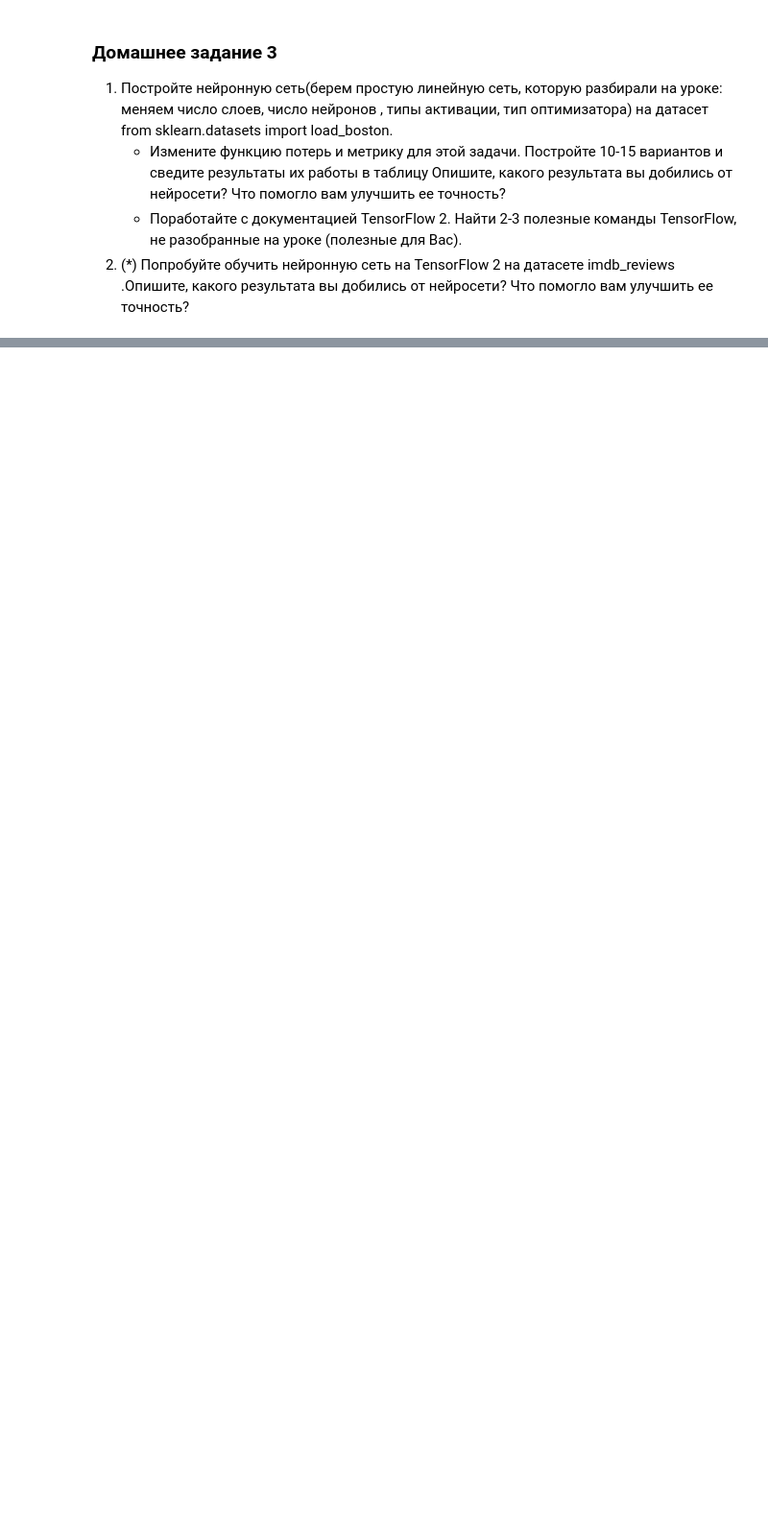
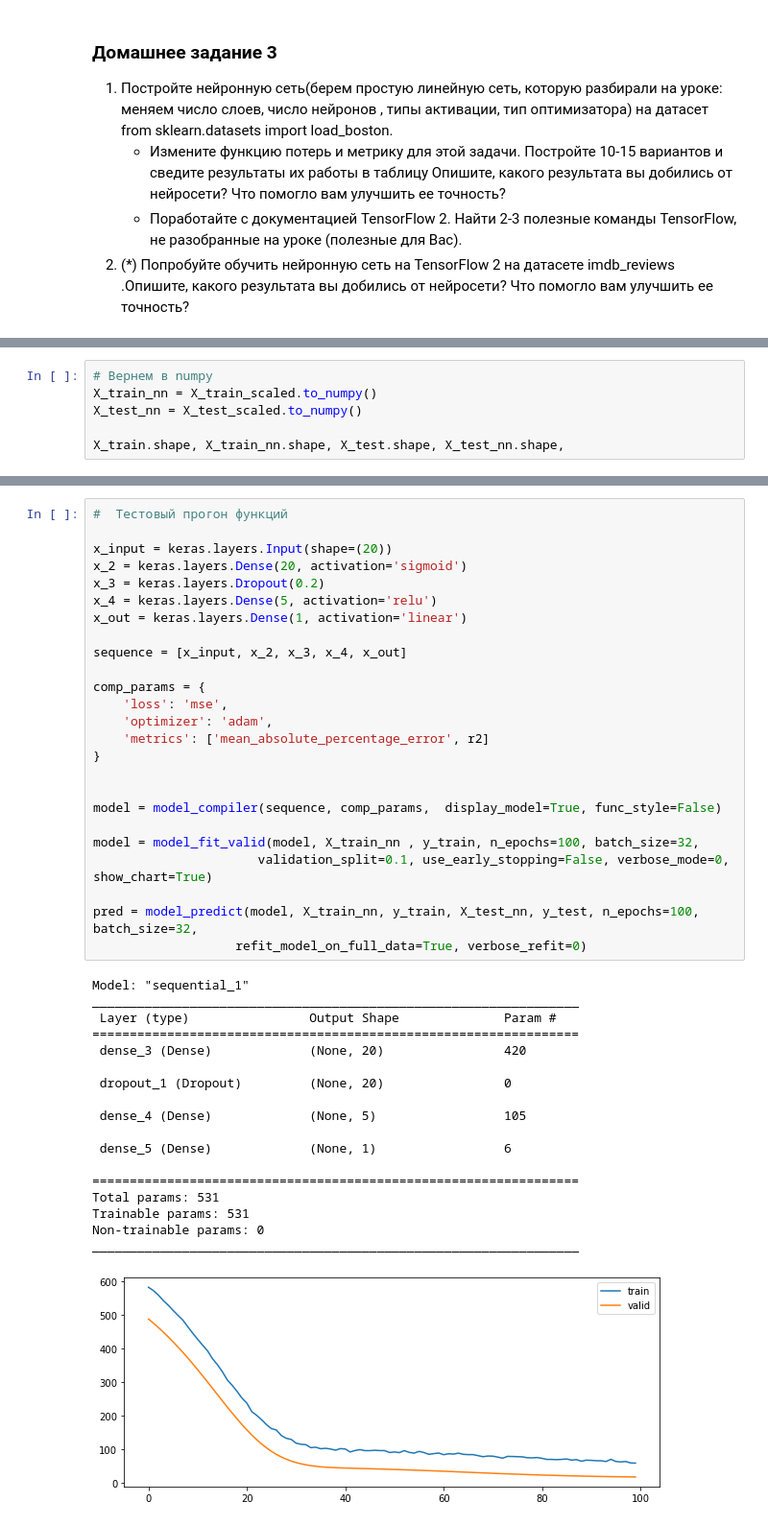
Before and after one commit to achinyaev/neuro_net, a Jupyter notebook: hw03.ipynb, the cells around one changed output, grey strips where cells are left out. Shown: that part at 96% size. Saved outputs shown, nothing was run; the diff lists cells and outputs as text; blank space fills up the shorter version.

```diff
--- a/hw03.ipynb
+++ b/hw03.ipynb
@@ -9,0 +280,6 @@
+# %%
+# Вернем в numpy
+X_train_nn = X_train_scaled.to_numpy()
+X_test_nn = X_test_scaled.to_numpy()
+
+X_train.shape, X_train_nn.shape, X_test.shape, X_test_nn.shape,
@@ -9,0 +384,44 @@
+# %%
+#  Тестовый прогон функций
+
+x_input = keras.layers.Input(shape=(20))
+x_2 = keras.layers.Dense(20, activation='sigmoid')
+x_3 = keras.layers.Dropout(0.2)
+x_4 = keras.layers.Dense(5, activation='relu')
+x_out = keras.layers.Dense(1, activation='linear')
+
+sequence = [x_input, x_2, x_3, x_4, x_out]
+
+comp_params = {
+    'loss': 'mse',
+    'optimizer': 'adam',
+    'metrics': ['mean_absolute_percentage_error', r2]
+}
+
+
+model = model_compiler(sequence, comp_params,  display_model=True, func_style=False)
+
+model = model_fit_valid(model, X_train_nn , y_train, n_epochs=100, batch_size=32,
+                      validation_split=0.1, use_early_stopping=False, verbose_mode=0, show_chart=True)
+
+pred = model_predict(model, X_train_nn, y_train, X_test_nn, y_test, n_epochs=100, batch_size=32,
+                   refit_model_on_full_data=True, verbose_refit=0)
+# %% [output]
+Model: "sequential_1"
+_________________________________________________________________
+ Layer (type)                Output Shape              Param #
+=================================================================
+ dense_3 (Dense)             (None, 20)                420
+
+ dropout_1 (Dropout)         (None, 20)                0
+
+ dense_4 (Dense)             (None, 5)                 105
+
+ dense_5 (Dense)             (None, 1)                 6
+
+=================================================================
+Total params: 531
+Trainable params: 531
+Non-trainable params: 0
+_________________________________________________________________
+[figure, added]
```
Also changed, not shown: parts of 40 cells of this notebook.
